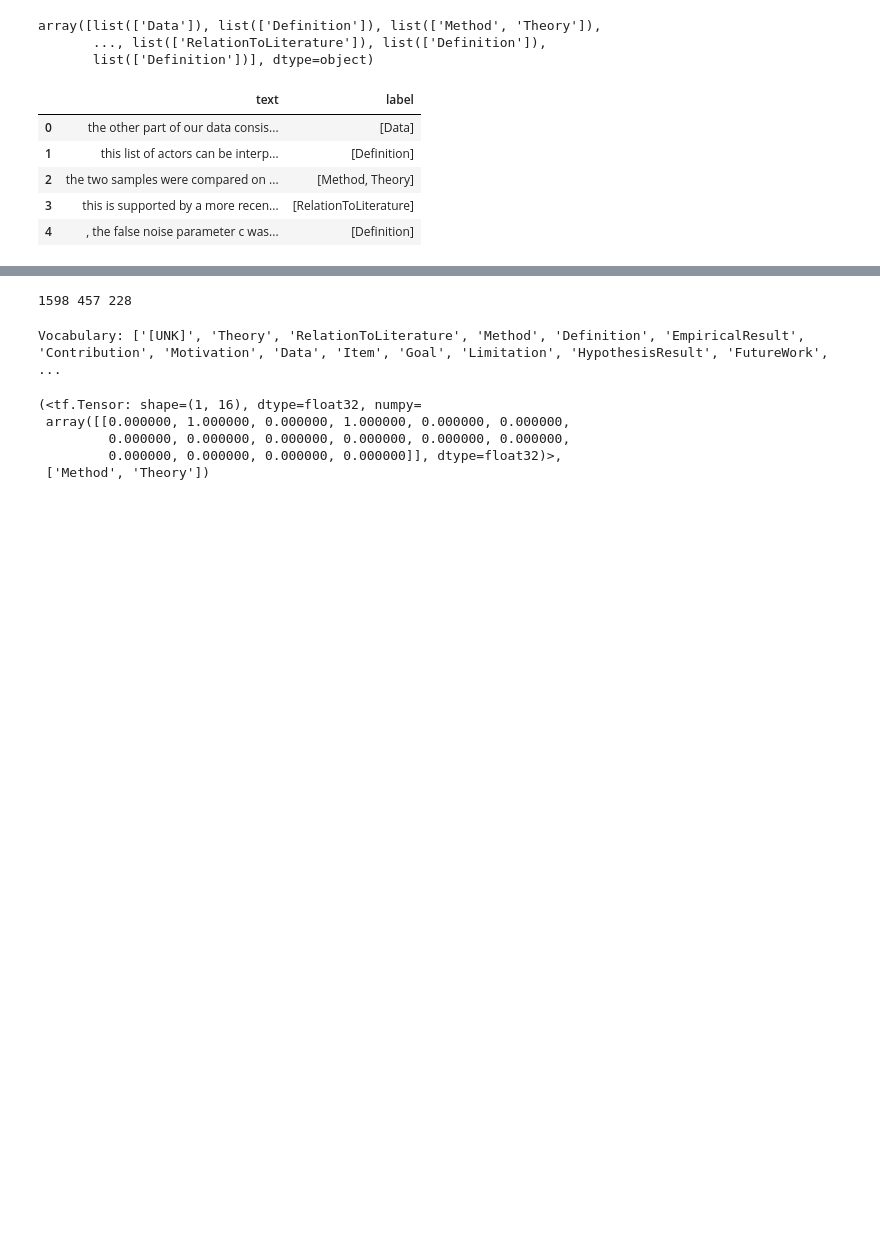
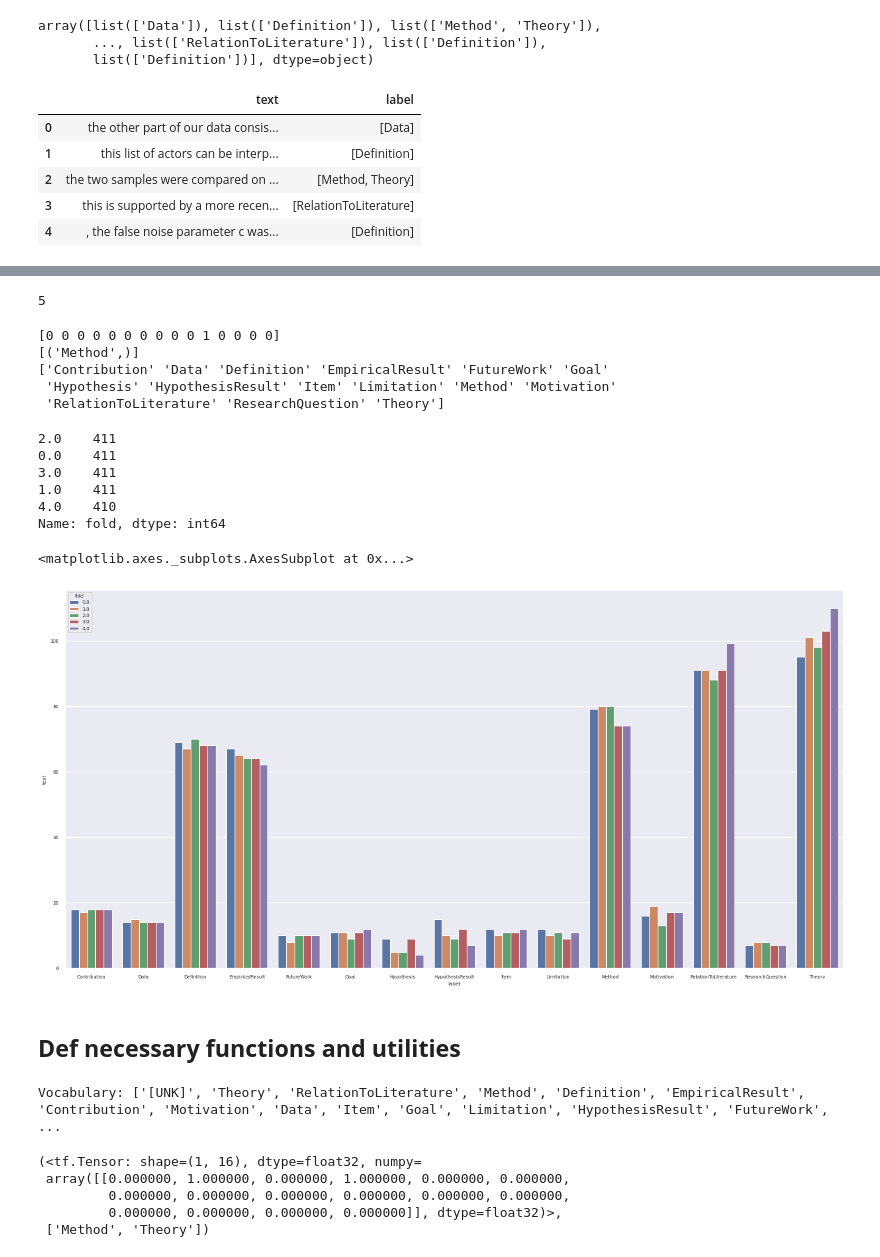
Before and after one commit to Rogerx98/twsm-group-project, a Jupyter notebook: SentenceBERT_keras_new_df.ipynb, the cells around one changed output, grey strips where cells are left out. Cells and saved outputs as stored; diff of their text form; code cells hidden in the pictures; blank space fills up the shorter version.

```diff
--- a/SentenceBERT_keras_new_df.ipynb
+++ b/SentenceBERT_keras_new_df.ipynb
@@ -252,16 +242,51 @@ df_new.head()
 # %%
 # First Split for Train and Test
 #we should stratify, but we have some groups that have only one
-train_df, test_df = train_test_split(df_new, test_size=0.3, random_state= 0)#, stratify = df_new.label.values)
-
-# Next split test in to test and validation
-val_df = test_df.sample(frac = 0.667)
-test_df = test_df.drop(val_df.index)
-
-#70% train, 20% val, 10% test
-print(train_df.shape[0], val_df.shape[0], test_df.shape[0])
+train_df, test_df = train_test_split(df_new, test_size=0.1, random_state= 0)#, stratify = df_new.label.values)
-# %% [output]
-1598 457 228
+# %%
+#KFold
+skf = StratifiedKFold(n_splits=5, shuffle=True, random_state=42)
+skf.get_n_splits(train_df)
+# %% [output]
+5
+# %%
+mlb = MultiLabelBinarizer()
+accept_MLB = mlb.fit_transform(train_df["label"])
+# Getting a sense of how the tags data looks like
+print(accept_MLB[0])
+print(mlb.inverse_transform(accept_MLB[0].reshape(1,-1)))
+print(mlb.classes_)
+# %% [output]
+[0 0 0 0 0 0 0 0 0 0 1 0 0 0 0]
+[('Method',)]
+['Contribution' 'Data' 'Definition' 'EmpiricalResult' 'FutureWork' 'Goal'
+ 'Hypothesis' 'HypothesisResult' 'Item' 'Limitation' 'Method' 'Motivation'
+ 'RelationToLiterature' 'ResearchQuestion' 'Theory']
+# %%
+train_df = train_df.reset_index().drop(columns = "index")
+# %%
+for i,(x,y) in enumerate(skf.split(X=train_df.text, y= np.argmax(accept_MLB, axis=1))):
+    train_df.loc[y,'fold']=i
+train_df.fold.value_counts()
+# %% [output]
+2.0    411
+0.0    411
+3.0    411
+1.0    411
+4.0    410
+Name: fold, dtype: int64
+# %%
+#Fold check
+fold_check = train_df.explode("label")
+fold_check = fold_check.groupby(["fold", "label"]).text.count().reset_index()
+plt.figure(figsize = (20,10))
+sns.set(font_scale = 0.6)
+sns.barplot(x = "label", y = "text", hue = "fold", data = fold_check)
+# %% [output]
+<matplotlib.axes._subplots.AxesSubplot at 0x...>
+[figure, added]
+# %% [markdown]
+## **Def necessary functions and utilities**
 # %%
 #encoding labels with keras Lookup Layer
 terms = tf.ragged.constant(df_new["label"].values)
```
Also changed, not shown: parts of 36 cells of this notebook.
